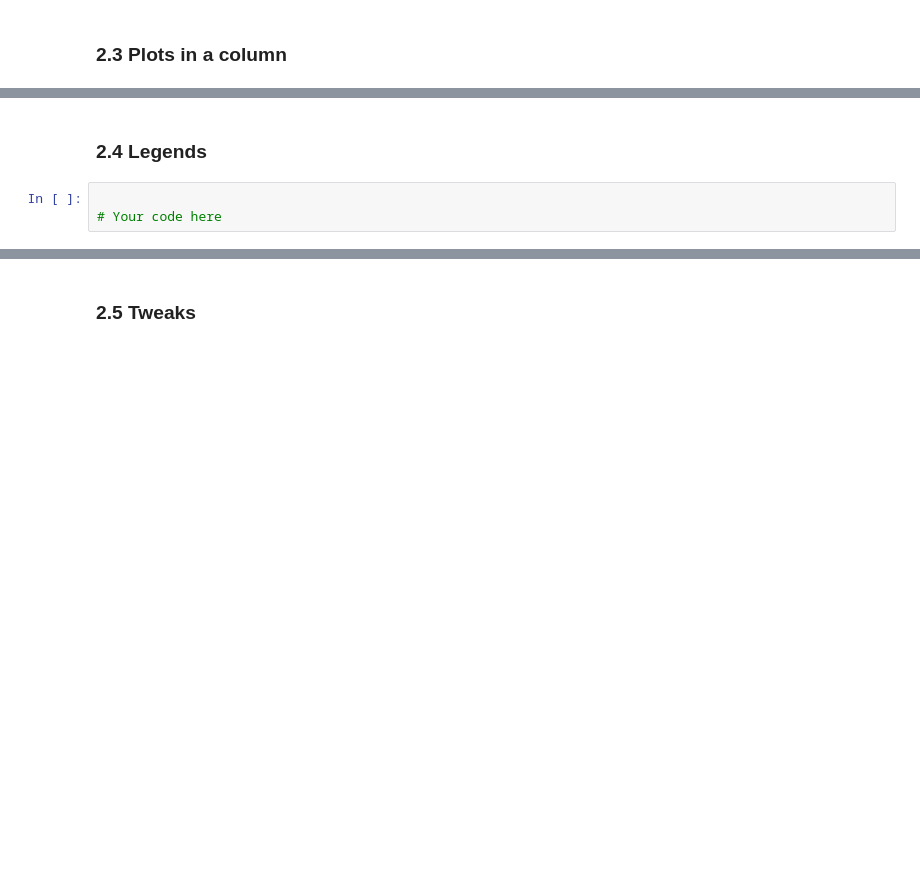
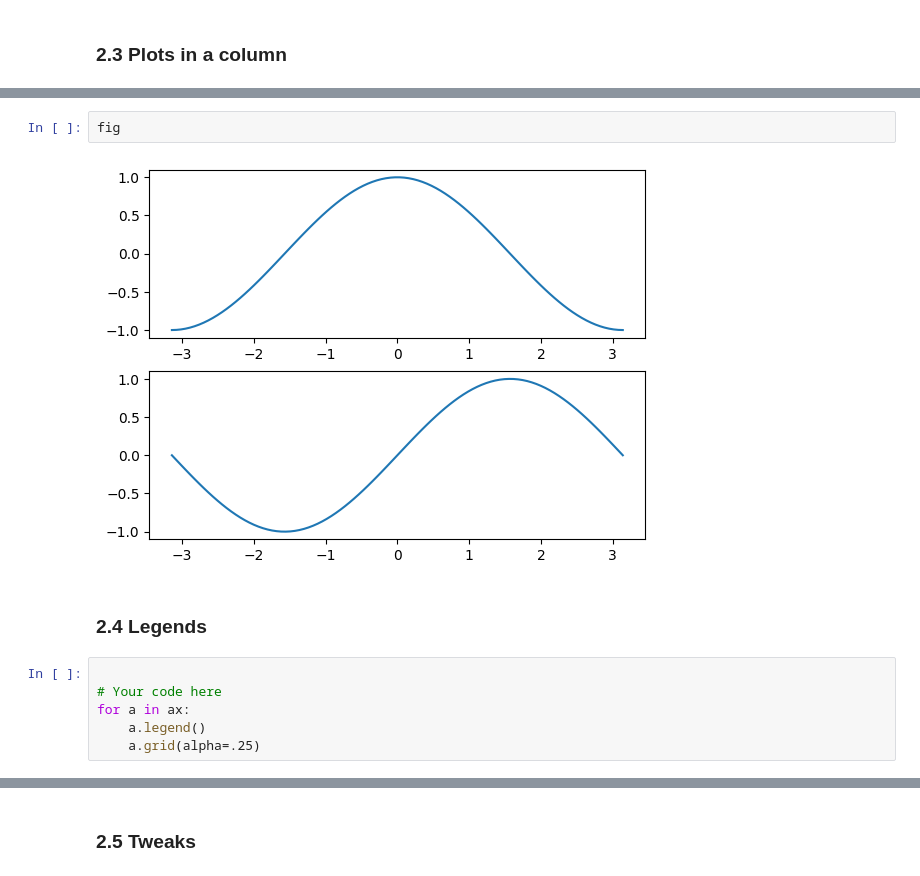
Before and after one commit to SPS-SP2273/learning-portfolio-shawn1368, a Jupyter notebook: plotting/plotting_(good).ipynb, the cells around one changed output, grey strips where cells are left out. Cells and saved outputs as stored; diff of their text form; blank space fills up the shorter version.

```diff
--- a/plotting/plotting_(good).ipynb
+++ b/plotting/plotting_(good).ipynb
@@ -67,5 +101,12 @@ ax.scatter(X, Y)
+# %%
+fig
+# %% [output]
+[figure, added]
 # %% [markdown]
 ### 2.4 Legends
-# %%
-
-# Your code here
+# %%
+
+# Your code here
+for a in ax:
+    a.legend()
+    a.grid(alpha=.25)
```
Also changed, not shown: parts of 28 cells of this notebook.
